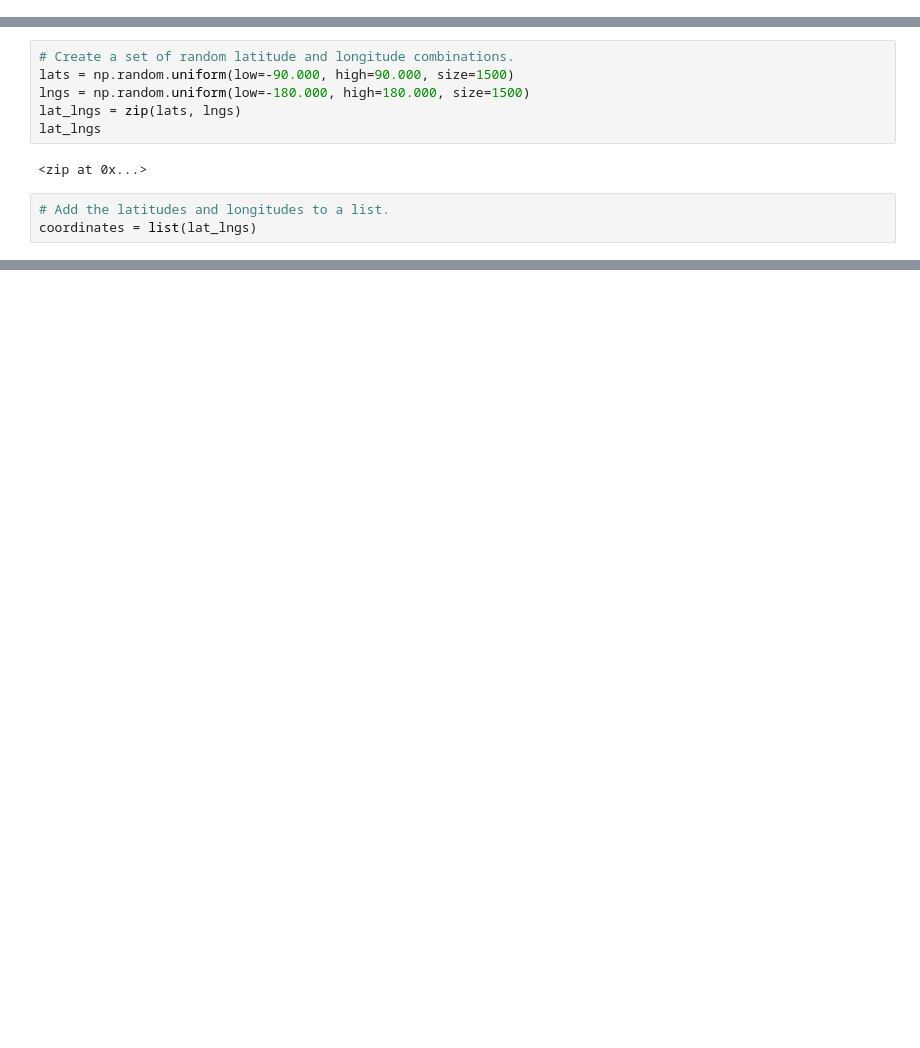
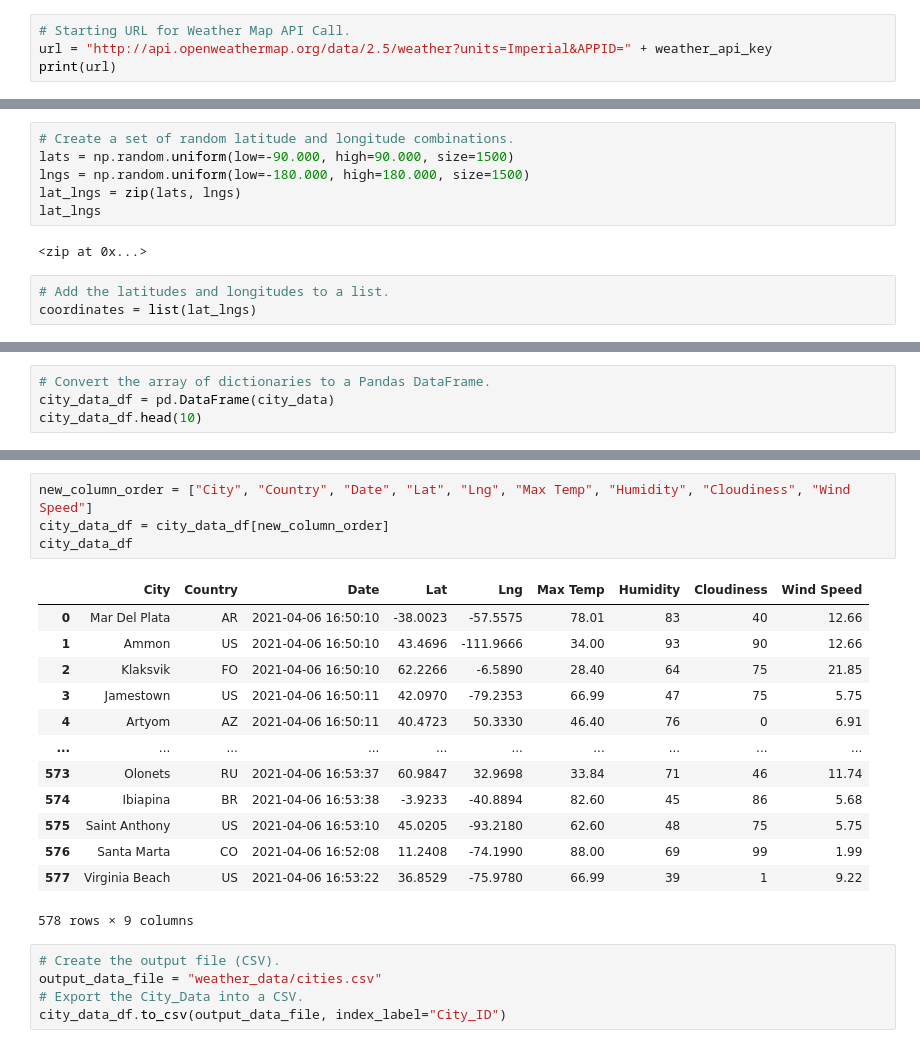
Before and after one commit to smyoung88/World_Weather_Analysis, a Jupyter notebook: WeatherPy.ipynb, the cells around one changed output, grey strips where cells are left out. Saved outputs shown, nothing was run; the diff lists cells and outputs as text; blank space fills up the shorter version.

Commit message:
mods to gitignore and WeatherPy

```diff
--- a/WeatherPy.ipynb
+++ b/WeatherPy.ipynb
@@ -6,0 +11,4 @@ from citipy import citipy
+# %%
+# Starting URL for Weather Map API Call.
+url = "http://api.openweathermap.org/data/2.5/weather?units=Imperial&APPID=" + weather_api_key
+print(url)
@@ -31,0 +124,4 @@ len(cities)
+# %%
+# Convert the array of dictionaries to a Pandas DataFrame.
+city_data_df = pd.DataFrame(city_data)
+city_data_df.head(10)
@@ -31,0 +140,23 @@ len(cities)
+# %%
+new_column_order = ["City", "Country", "Date", "Lat", "Lng", "Max Temp", "Humidity", "Cloudiness", "Wind Speed"]
+city_data_df = city_data_df[new_column_order]
+city_data_df
+# %% [output]
+|  | City | Country | Date | Lat | Lng | Max Temp | Humidity | Cloudiness | Wind Speed |
+| 0 | Mar Del Plata | AR | 2021-04-06 16:50:10 | -38.0023 | -57.5575 | 78.01 | 83 | 40 | 12.66 |
+| 1 | Ammon | US | 2021-04-06 16:50:10 | 43.4696 | -111.9666 | 34.00 | 93 | 90 | 12.66 |
+| 2 | Klaksvik | FO | 2021-04-06 16:50:10 | 62.2266 | -6.5890 | 28.40 | 64 | 75 | 21.85 |
+| 3 | Jamestown | US | 2021-04-06 16:50:11 | 42.0970 | -79.2353 | 66.99 | 47 | 75 | 5.75 |
+| 4 | Artyom | AZ | 2021-04-06 16:50:11 | 40.4723 | 50.3330 | 46.40 | 76 | 0 | 6.91 |
+| ... | ... | ... | ... | ... | ... | ... | ... | ... | ... |
+| 573 | Olonets | RU | 2021-04-06 16:53:37 | 60.9847 | 32.9698 | 33.84 | 71 | 46 | 11.74 |
+| 574 | Ibiapina | BR | 2021-04-06 16:53:38 | -3.9233 | -40.8894 | 82.60 | 45 | 86 | 5.68 |
+| 575 | Saint Anthony | US | 2021-04-06 16:53:10 | 45.0205 | -93.2180 | 62.60 | 48 | 75 | 5.75 |
+| 576 | Santa Marta | CO | 2021-04-06 16:52:08 | 11.2408 | -74.1990 | 88.00 | 69 | 99 | 1.99 |
+| 577 | Virginia Beach | US | 2021-04-06 16:53:22 | 36.8529 | -75.9780 | 66.99 | 39 | 1 | 9.22 |
+578 rows × 9 columns
+# %%
+# Create the output file (CSV).
+output_data_file = "weather_data/cities.csv"
+# Export the City_Data into a CSV.
+city_data_df.to_csv(output_data_file, index_label="City_ID")
```
Also changed, not shown: parts of 6 cells of this notebook, 3 other files.
